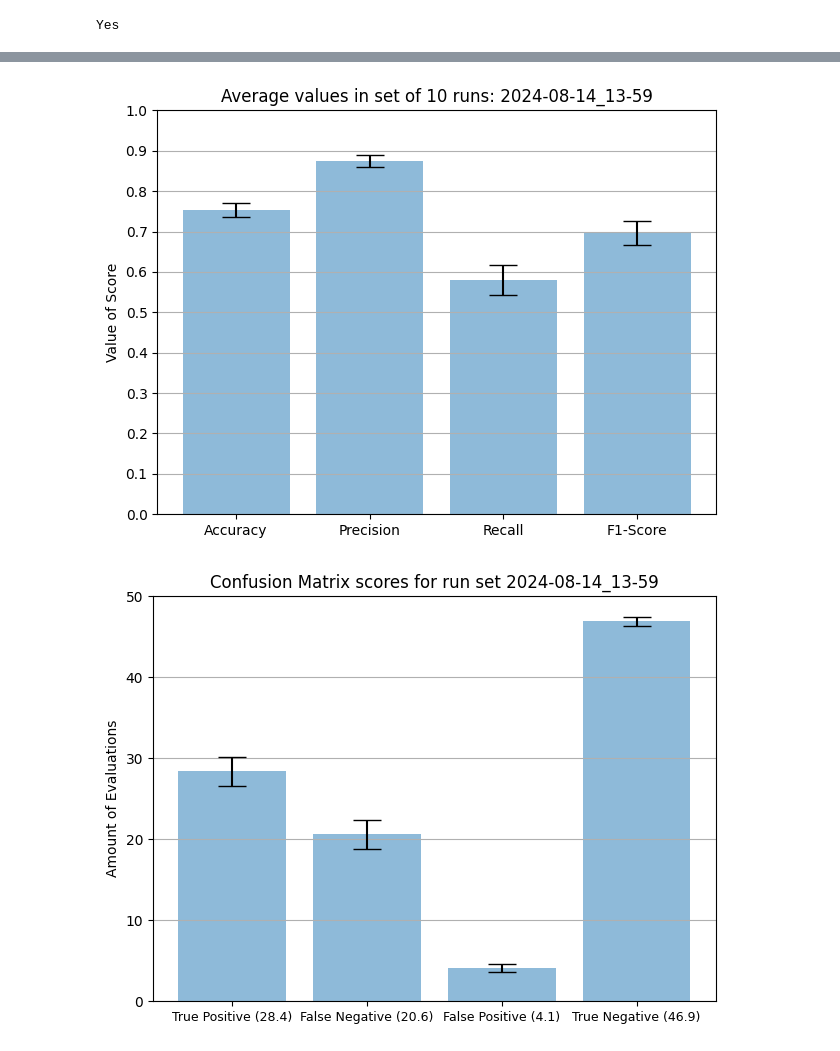
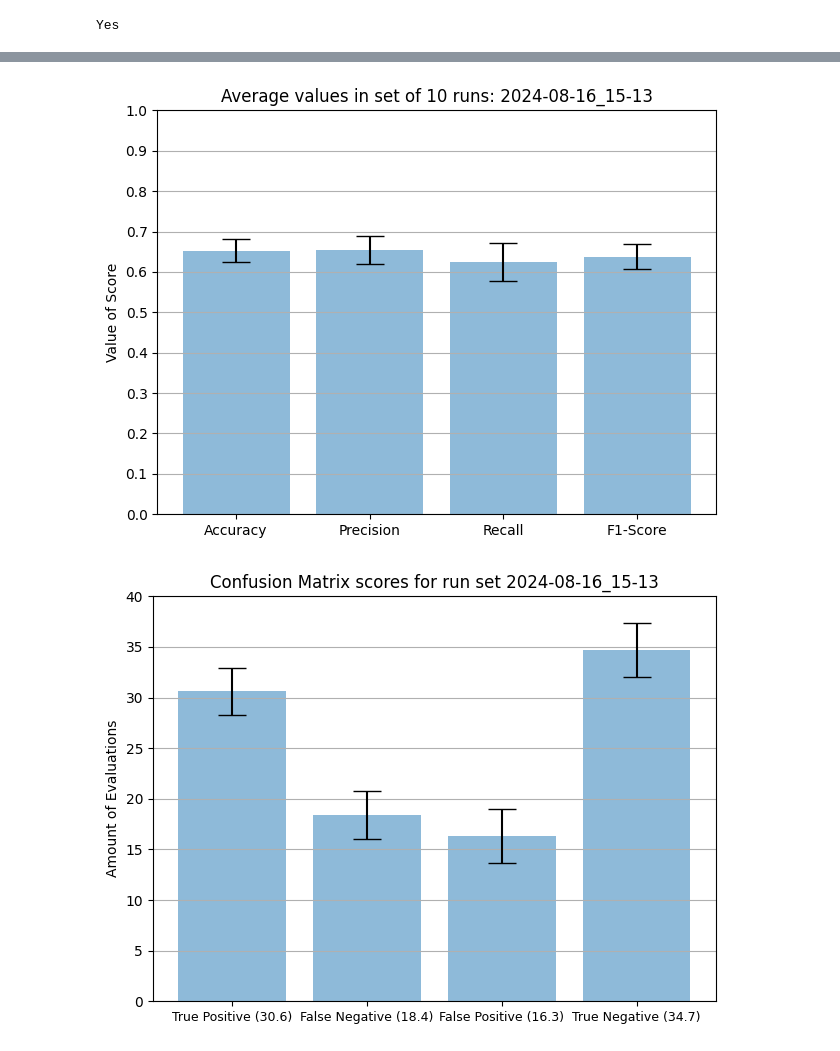
Before and after one commit to Jonas-Barth/bachelor, a Jupyter notebook: gpt.ipynb, the cells around one changed output, grey strips where cells are left out. Cells and saved outputs as stored; diff of their text form; code cells hidden in the pictures.

```diff
--- a/gpt.ipynb
+++ b/gpt.ipynb
@@ -454,7 +477,7 @@ def scoresBinarySure(resultSetScores, gptcolumn):
 # %%
 # calculate result scores using the answers from GPT for a binary classification of irony
 # generalized for any dataset, as long as the classification from the original dataset and gpt are the same (e.g., '1' for irony and '0' for non-irony)
-def scoresSentChoice(resultSetScores, gptcolumn):
+def scoresSentChoice(resultSetScores, gptColumn):
     truepos = 0
     falsepos = 0
     trueneg = 0
@@ -462,7 +485,7 @@ def scoresSentChoice(resultSetScores, gptcolumn):
     errors = []
 
     for index, row in resultSetScores.iterrows():
-        string = row[gptcolumn].replace('.', '') # removes possible periods at the end for more unified answer format
+        string = row[gptColumn].replace('.', '') # removes possible periods at the end for more unified answer format
         if (string.lower() in ['angry', 'sad', 'ironic', 'happy']):
             if (int(row[1]) == 1):
                 if (string == 'ironic'):
@@ -475,8 +498,8 @@ def scoresSentChoice(resultSetScores, gptcolumn):
                 else:
                     trueneg = trueneg + 1
         else:
-            print("Failure in line " + str(index) + " in gpt answer column " + str(gptcolumn - 1) + ' (answer format not correct). Error line: ' + str(row[gptcolumn]))
-            errors.append(str(row[gptcolumn]))
+            print("Failure in line " + str(index + 1) + " in gpt answer column " + str(gptColumn - 1) + ' (answer format not correct). Error line: ' + str(row[gptColumn]))
+            errors.append(str(index + 1) + ": " + str(row[gptColumn]))
 
     # matrix
     #print(truepos, falsepos)
@@ -492,7 +515,7 @@ def scoresSentChoice(resultSetScores, gptcolumn):
 # %%
 # calculate result scores using the answers from GPT for a percentage classification of irony.
 # generalized for any dataset, as long as the classification from the original dataset and gpt are the same (e.g., '1' for irony and '0' for non-irony)
-def scoresPercentage(resultSetScores, gptcolumn):
+def scoresPercentage(resultSetScores, gptColumn):
     import re
 
     truepos = 0
@@ -502,7 +525,7 @@ def scoresPercentage(resultSetScores, gptcolumn):
     errors = []
 
     for index, row in resultSetScores.iterrows():
-        string = row[gptcolumn]
+        string = row[gptColumn]
         string = string[0:3]
         string = string.replace(' ', '')
         #print('-' + string + '-')
@@ -522,8 +545,8 @@ def scoresPercentage(resultSetScores, gptcolumn):
             elif (int(row[1]) == 1):
                 falseneg = falseneg + 1
         else:
-            print("Failure in line " + str(index) + " in gpt answer column " + str(gptcolumn - 1) + ' (answer format not correct). Error line: ' + str(row[gptcolumn]))
-            errors.append(str(row[gptcolumn]))
+            print("Failure in line " + str(index + 1) + " in gpt answer column " + str(gptColumn - 1) + ' (answer format not correct). Error line: ' + str(row[gptColumn]))
+            errors.append(str(index + 1) + ": " + str(row[gptColumn]))
 
     numResults = calcFScore(truepos, trueneg, falsepos, falseneg)
     numResults['tp'] = truepos
@@ -700,6 +800,22 @@ def scoresController(resultSetScores, gptcolumn, type, subprompt):
         return scoresSentChoice(resultSetScores, gptcolumn)
     elif(type == 'percentage'):
         return scoresPercentage(resultSetScores, gptcolumn)
+# %%
+# Scores controller
+def consistencyController(resultSetAlt, correctConsistencyThreshold, subprompt, type):
+    if (type == 'binary'):
+        if(subprompt == 'yesNo'):
+            return outputConsistencyYesNo(resultSetAlt, correctConsistencyThreshold)
+        else:
+            return outputConsistency(resultSetAlt, correctConsistencyThreshold)
+    elif(type == 'confidence'):
+        return
+    elif(type == 'sure'):
+        return
+    elif(type == 'sentimentchoice'):
+        return
+    elif(type == 'percentage'):
+        return
 # %%
 # GPT Runtype Controller
 def gptRunType(data, systemPrompt, model, type):
@@ -744,9 +860,9 @@ data = data.head(100) # run length determined here
 correctConsistencyThreshold = 0.7 # When the proportion of correct evaluations of an input in a set exceets or equals this fraction, it is counted as "consistently correctly evaluated"
                                   # example: 5 runs, correct label 1, evaluations: 1, 1, 1, 0, 1 -> counted as consistently correct since 4/5 = 0.8 evaluations correct and 0.8 >= 0.7
 
-amountOfRuns = 20
+amountOfRuns = 10
 
-alternate = 'default' # prompt engineering: Set to'default' if going with default prompt, or set to other name (listed in the txt files of the respective run in the prompts folder)
+alternate = 'yesNo' # prompt engineering: Set to'default' if going with default prompt, or set to other name (listed in the txt files of the respective run in the prompts folder)
 
 promptFile = open("prompts\\" + runType + ".txt") # selects the correct prompt from the file of prompts (prompt engineering)
 
@@ -823,7 +939,7 @@ if not os.path.exists(pathTime):
 
 linesToWrite = ['Model used: ' + model + '\n',
                 #'Model (given by last run): ' + str(results[(amountOfRuns - 1)]['model']) + '\n',
-                'Prompt: ' + systemPrompt]
+                'Prompt: ' + systemPrompt + '\n']
 if (alternate == 'default'):
     linesToWrite = linesToWrite + ['Alternate Prompt (prompt engineering): No' + '\n']
 else:
@@ -884,33 +1000,33 @@ for res in resultScores:
 
 averageF1 = averageF1/resultRuns
 averageAcc = averageAcc/resultRuns
 averagePrec = averagePrec/resultRuns
 averageRec = averageRec/resultRuns
 
 linesToWrite = linesToWrite + ['Average Accuracy score across ' + str(resultRuns) + ' runs: ' + str(averageAcc) + '\n',
                                'Average Precision score across ' + str(resultRuns) + ' runs: ' + str(averagePrec) + '\n',
                                'Average Recall score across ' + str(resultRuns) + ' runs: ' + str(averageRec) + '\n',
                                'Average F1 score across ' + str(resultRuns) + ' runs: ' + str(averageF1)]
 
 file = open(pathTime + "\\metadata.txt", "w")
 file.writelines(linesToWrite)
 file.close()
 
 pdFrame = pd.DataFrame(data = {'Run': runArray, 'Accuracy': accuracyArray, 'Precision': precisionArray, 'Recall': recallArray, 'F1': F1Array})
 pdFrame.to_excel(pathTime + '\\scores.xlsx', index = False)
 matrixPlotRuns(accuracyArray, precisionArray, recallArray, F1Array, pathTime, (str(now.date()) + "_" + str(now.time().hour) + "-" + str(now.time().minute)))
 
 pdFrameMatrix = pd.DataFrame(data = {'tp': tpArray, 'fn': fnArray, 'fp': fpArray, 'tn': tnArray})
 pdFrameMatrix.to_excel(pathTime + '\\scoreMatrix.xlsx', index = False)
 matrixPlotValues(tpArray, fpArray, fnArray, tnArray, pathTime, (str(now.date()) + "_" + str(now.time().hour) + "-" + str(now.time().minute)))
 
-outputLines = outputConsistency(resultSetAlt, correctConsistencyThreshold)
+outputLines = consistencyController(resultSetAlt, correctConsistencyThreshold, alternate, runType)
 file = open(pathTime + "\\scoreClassificationConsistency.txt", "w")
 file.writelines(outputLines)
 file.close()
 
 # save the original data evaluated as well as the results (all of which is in resultSetAlt) as a csv for review if required
 resultSetAlt.to_csv(pathTime + '\\results.csv', index = False)
 # %% [output]
-[figure, old version]
+[figure, new version]
-[figure, old version]
+[figure, new version]
```
Also changed, not shown: parts of 8 cells of this notebook, 45 other files.
